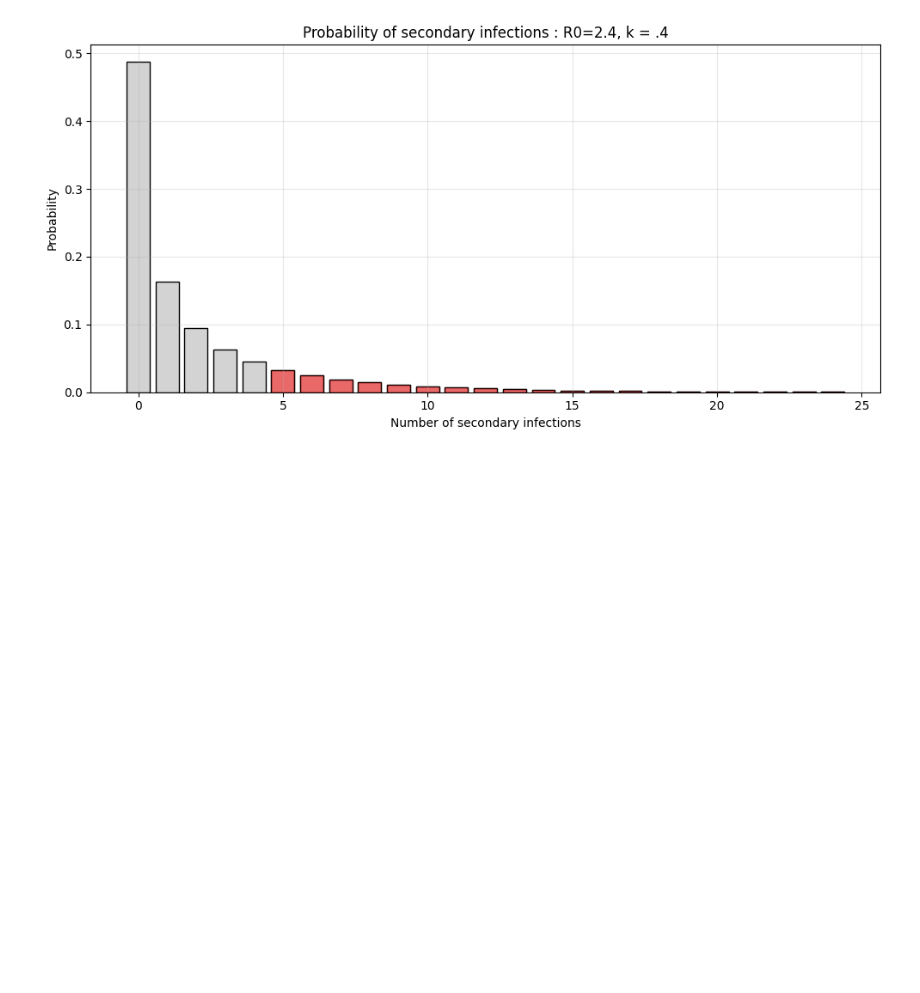
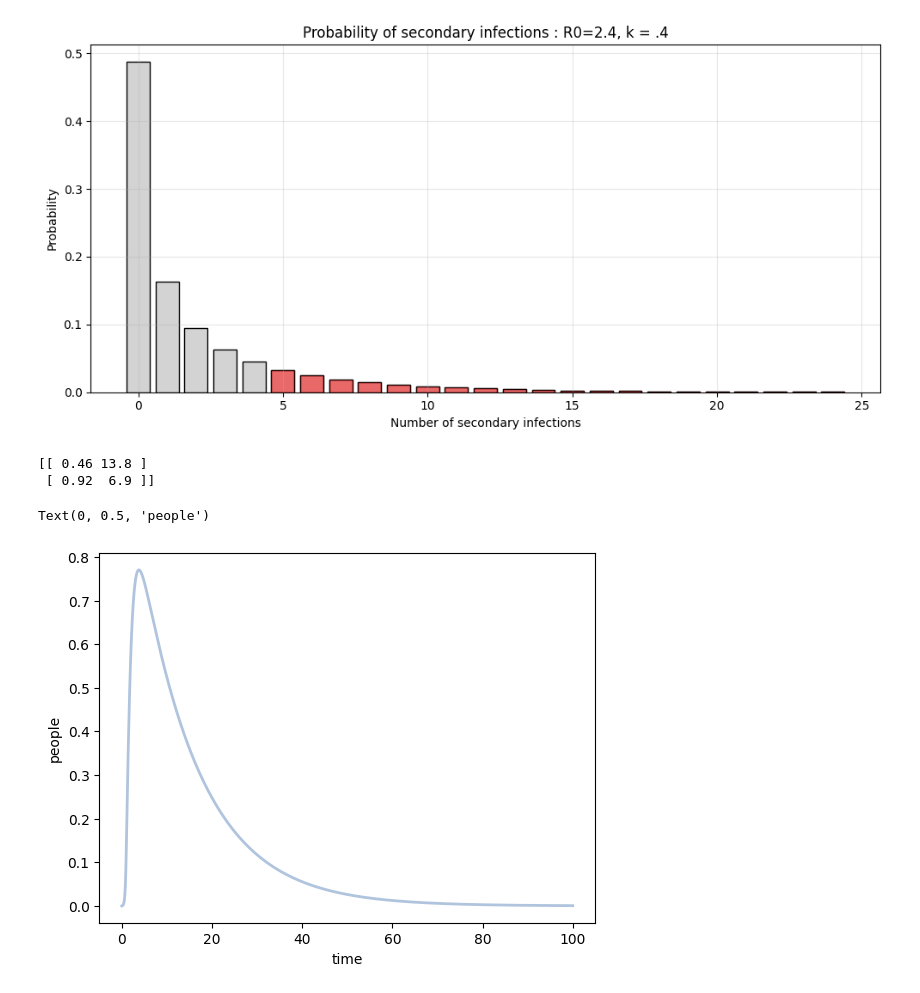
Before and after one commit to doublergreer/viral-superspreading-model, a Jupyter notebook: superspreading_dynamics.ipynb, the cells around one changed output. Drawn from its saved outputs; the diff is of its cells as text; code cells hidden in the pictures; blank space fills up the shorter version.

```diff
--- a/superspreading_dynamics.ipynb
+++ b/superspreading_dynamics.ipynb
@@ -174,0 +200,31 @@ plt.show()
+# %%
+# no intervention, imagine 1 student starts infected
+
+p = .23 # found constant
+
+gamma = 1/13.4
+
+NUM_STUDENTS = 3000
+NUM_TEACHERS = 150
+
+# t->t t->s
+# s->t s->s
+C = np.array([[2,60],
+              [4,30]])
+print((p * C))
+
+# 1 teacher starts infected
+S,I,R,T = SIR([NUM_STUDENTS,NUM_TEACHERS],[0,1],[0,0],
+             (p * C),gamma,100,.1)
+
+N = NUM_STUDENTS + NUM_TEACHERS
+
+fig, ax = plt.subplots()
+ax.plot(T,I[:,0] / N, c = "lightsteelblue", label = "Population 1", lw = 2)
+ax.set_xlabel('time')
+ax.set_ylabel('people')
+# %% [output]
+[[ 0.46 13.8 ]
+ [ 0.92  6.9 ]]
+Text(0, 0.5, 'people')
+[figure, added]
```
Also changed, not shown: parts of 5 cells of this notebook.
